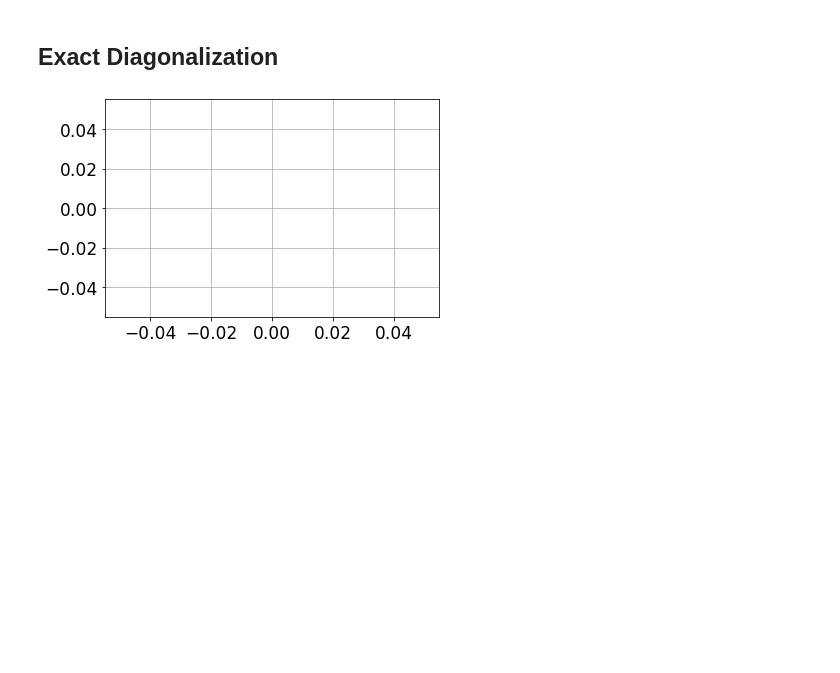
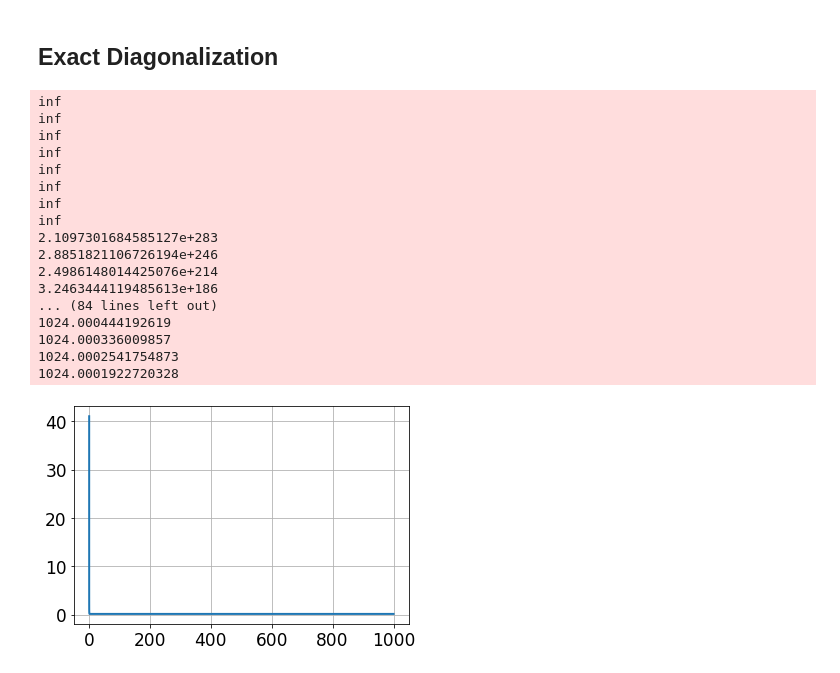
Before and after one commit to abhirup-m/Anderson-Impurity-Model-URG, a Jupyter notebook: spin-charge-symmetrical/chi.ipynb, the cells around one changed output. Cells and saved outputs as stored; diff of their text form; code cells hidden in the pictures; blank space fills up the shorter version.

```diff
--- a/spin-charge-symmetrical/chi.ipynb
+++ b/spin-charge-symmetrical/chi.ipynb
@@ -109,7 +109,7 @@ U = 0
 J = 0.18095487684134437
 K = 0
 V = 0.7941243949155348
-count= 3
+count= 2
 
 D0 = 5
 V0 = 0.01
@@ -136,7 +136,7 @@ plt.axhline(1/8, 0, 1, color="r", label=r"$\chi = \frac{1}{8}$", ls="--")
 plt.plot((T_range/Tk), T_range * chi)
 plt.xscale("log")
 plt.legend()
-plt.ylabel(r"$T \chi$")
+plt.ylabel(r"$T\chi$")
 plt.xlabel(r"$\frac{T}{T_K}$")
 plt.show()
 plt.plot((T_range/Tk)[np.where(T_range/Tk > 0.1)], chi[np.where(T_range/Tk > 0.1)])
@@ -518,47 +574,64 @@ def charge(Ek_0, V, J, K, U):
 
     return K * (tensor(Cdz, Kcz) + 0.5*tensor(Cdplus, Kcmin) + 0.5*tensor(Cdmin, Kcplus))
 # %%
-Ek_0 = np.array([-0.1, 0, 0.1])
+Ek_0 = np.array([-0.02, -0.01, 0.01, 0.02])
 dim = len(Ek_0)
 
 U = 0
-V = 0.4457474905806519
-J = 0.2155423683094237
-K = 0.02214849165301451
+V = J = 10**(0)
+K = 0
 ed = -U/2
 
+imp_up = [create(2)*destroy(2), identity(2)]
+imp_dn = [identity(2), create(2)*destroy(2)]
+imp_updn = [create(2)*destroy(2), create(2)*destroy(2)]
+bath = [identity(2)]*2*dim
+Sz_sq_op = 0.25*(tensor(imp_up+bath) + tensor(imp_dn+bath) - 2*tensor(imp_updn+bath))
 
 H = 0
 H += kin_en(Ek_0, V, J, K, U)
 H += imp_energy(Ek_0, V, J, K, U)
 H += hyb(Ek_0, V, J, K, U)
 H += spin(Ek_0, V, J, K, U)
 H += charge(Ek_0, V, J, K, U)
 H = 0.5 * (H + H.dag())
 vals, vecs = H.eigenstates()
-imp_up = [create(2)*destroy(2), identity(2)]
-imp_dn = [identity(2), create(2)*destroy(2)]
-imp_updn = [create(2)*destroy(2), create(2)*destroy(2)]
-bath = [identity(2)]*2*dim
-Sz_sq_op = 0.25*(tensor(imp_up+bath) + tensor(imp_dn+bath) - 2*tensor(imp_updn+bath))
 Sz_sq_arr = np.array([np.real((ket.dag() * Sz_sq_op * ket)[0][0][0]) for ket in vecs])
 
 H0 = 0
 H0 += kin_en(Ek_0, V, J, K, U)
 H0 += imp_energy(Ek_0, V, J, K, U)
 vals0, vecs0 = H0.eigenstates()
 Sz_sq_arr0 = np.array([np.real((ket.dag() * Sz_sq_op * ket)[0][0][0]) for ket in vecs0])
 
-Trange = 10**np.linspace(-3, 3, 1000, endpoint=True, dtype=float)
+Trange = 10**np.linspace(-3, 3, 100, endpoint=True, dtype=float)
 susc_J = []
 for T in tqdm(Trange):
-    kB = 10**(-5)
+    kB = 1
     beta = 1/(kB * T)
     Z = sum(np.exp(-vals * beta))
+    print (Z)
     Z0 = sum(np.exp(-vals0 * beta))
     susc_J.append(beta*sum(Sz_sq_arr*np.exp(-beta*vals))/Z - beta*sum(Sz_sq_arr0*np.exp(-beta*vals0))/Z0 + 1/8) #- beta * sum() / Z
 
 plt.plot(Trange, susc_J)
 plt.show()
 # %% [output]
+inf
+inf
+inf
+inf
+inf
+inf
+inf
+inf
+2.1097301684585127e+283
+2.8851821106726194e+246
+2.4986148014425076e+214
+3.2463444119485613e+186
+... (84 lines left out)
+1024.000444192619
+1024.000336009857
+1024.0002541754873
+1024.0001922720328
-[figure, old version]
+[figure, new version]
```
Also changed, not shown: parts of 1 cell of this notebook, 15 other files.
